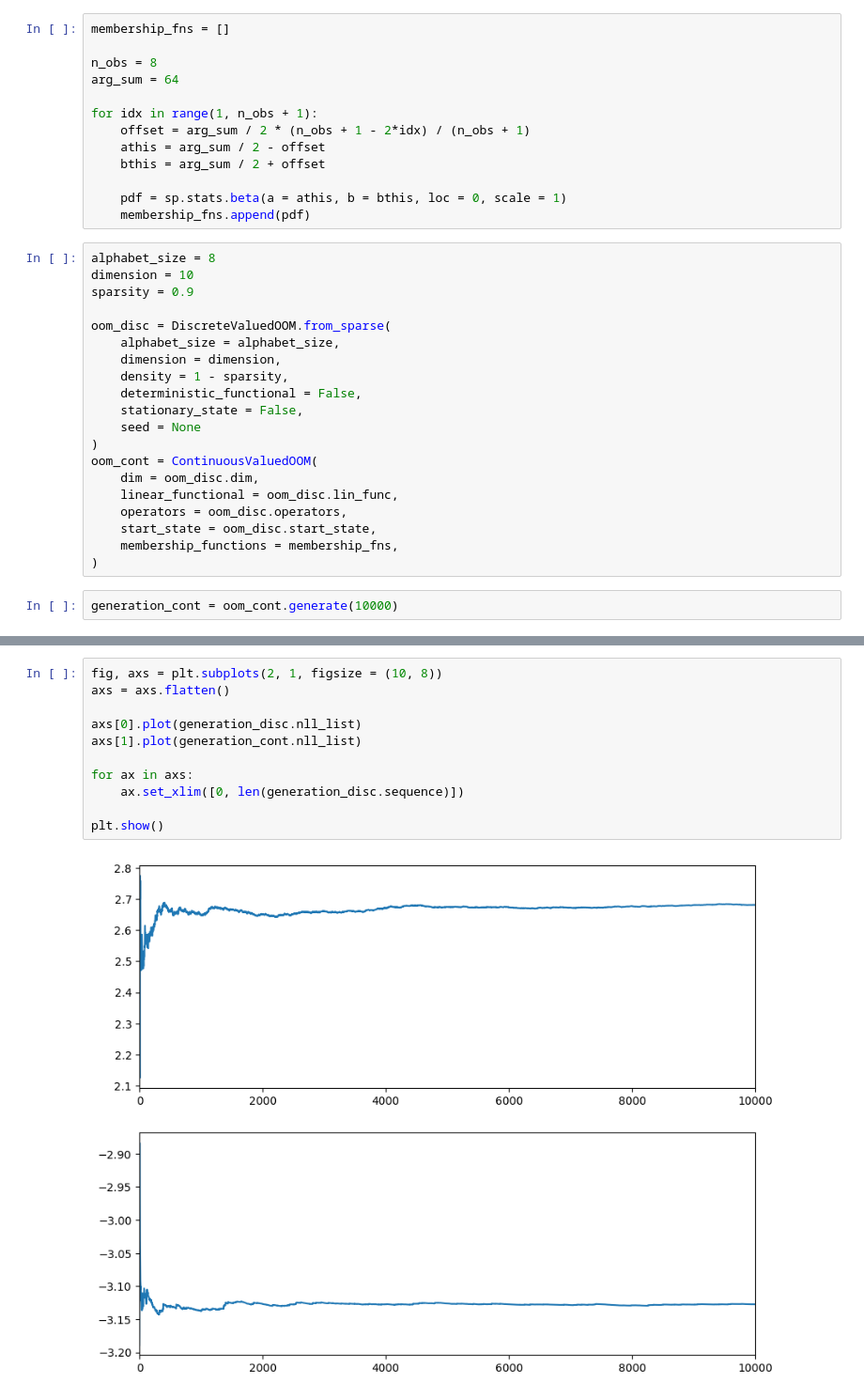
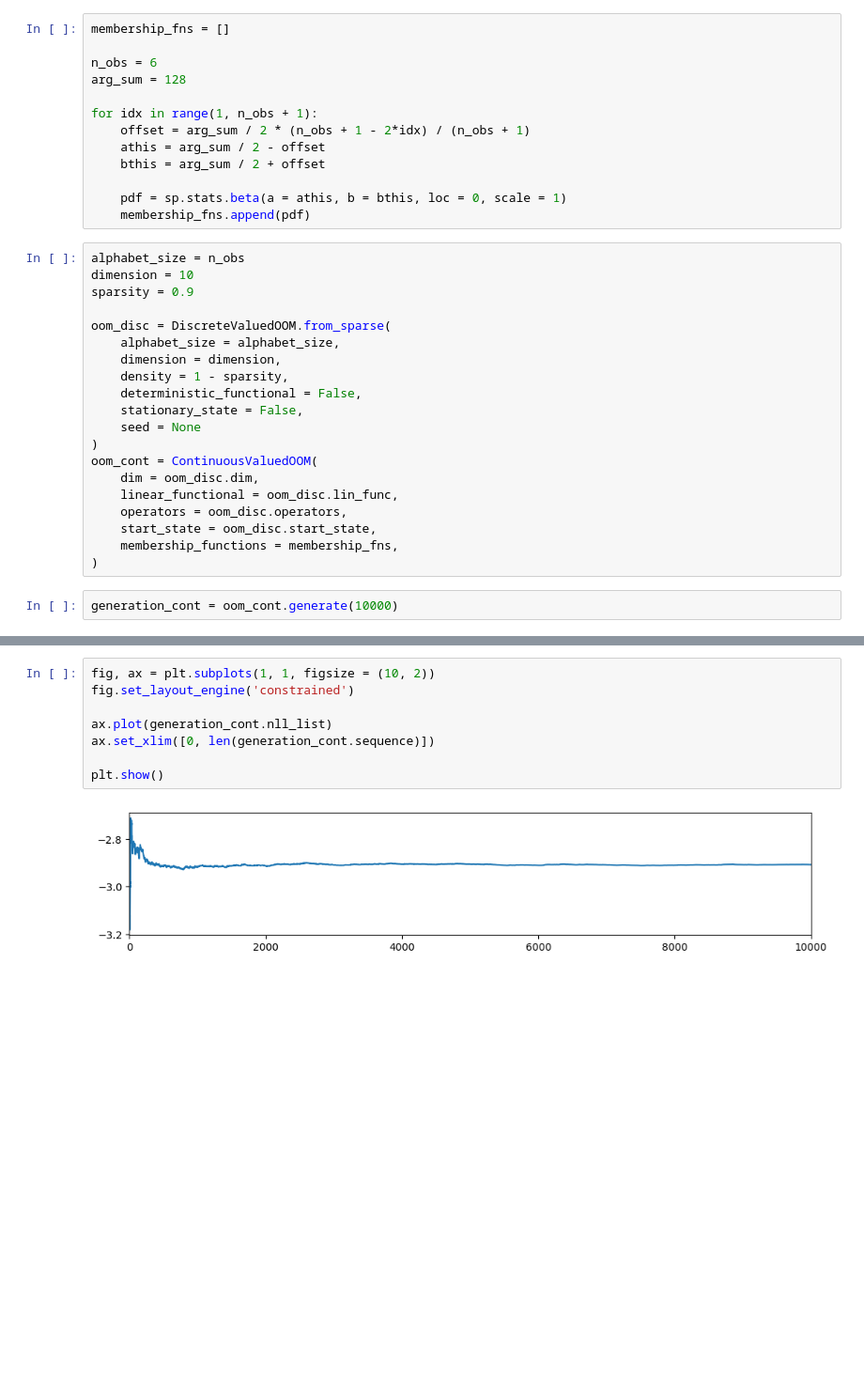
Before and after one commit to ctmht/continuous_ooms, a Jupyter notebook: notebooks/continuous_ooms_tests.ipynb, the cells around one changed output, grey strips where cells are left out. Shown at 94% size. Saved outputs shown, nothing was run; the diff lists cells and outputs as text; blank space fills up the shorter version.

```diff
--- a/notebooks/continuous_ooms_tests.ipynb
+++ b/notebooks/continuous_ooms_tests.ipynb
@@ -28,8 +28,8 @@ from IPython import display
 # %%
 membership_fns = []
 
-n_obs = 8
-arg_sum = 64
+n_obs = 6
+arg_sum = 128
 
 for idx in range(1, n_obs + 1):
     offset = arg_sum / 2 * (n_obs + 1 - 2*idx) / (n_obs + 1)
@@ -39,7 +39,7 @@ for idx in range(1, n_obs + 1):
     pdf = sp.stats.beta(a = athis, b = bthis, loc = 0, scale = 1)
     membership_fns.append(pdf)
 # %%
-alphabet_size = 8
+alphabet_size = n_obs
 dimension = 10
 sparsity = 0.9
 
@@ -138,13 +180,10 @@ plt.show()
 # %%
-fig, axs = plt.subplots(2, 1, figsize = (10, 8))
-axs = axs.flatten()
+fig, ax = plt.subplots(1, 1, figsize = (10, 2))
+fig.set_layout_engine('constrained')
 
-axs[0].plot(generation_disc.nll_list)
-axs[1].plot(generation_cont.nll_list)
-
-for ax in axs:
-    ax.set_xlim([0, len(generation_disc.sequence)])
+ax.plot(generation_cont.nll_list)
+ax.set_xlim([0, len(generation_cont.sequence)])
 
 plt.show()
 # %% [output]
-[figure, old version]
+[figure, new version]
```
Also changed, not shown: parts of 7 cells of this notebook, 9 other files.
